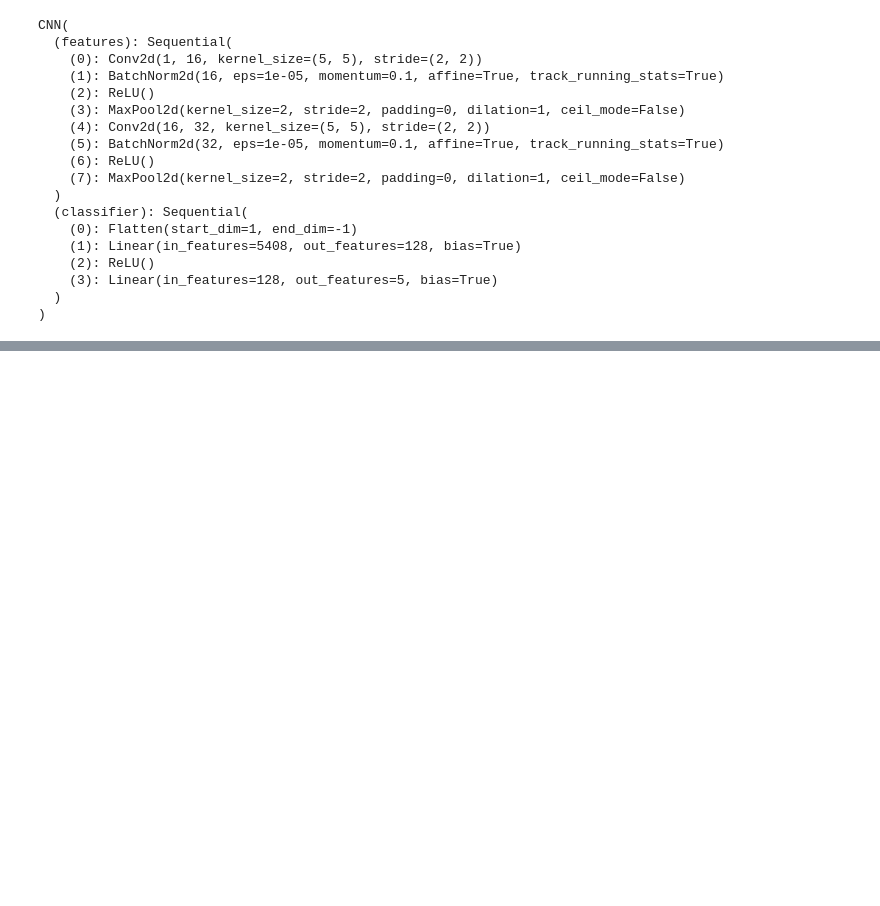
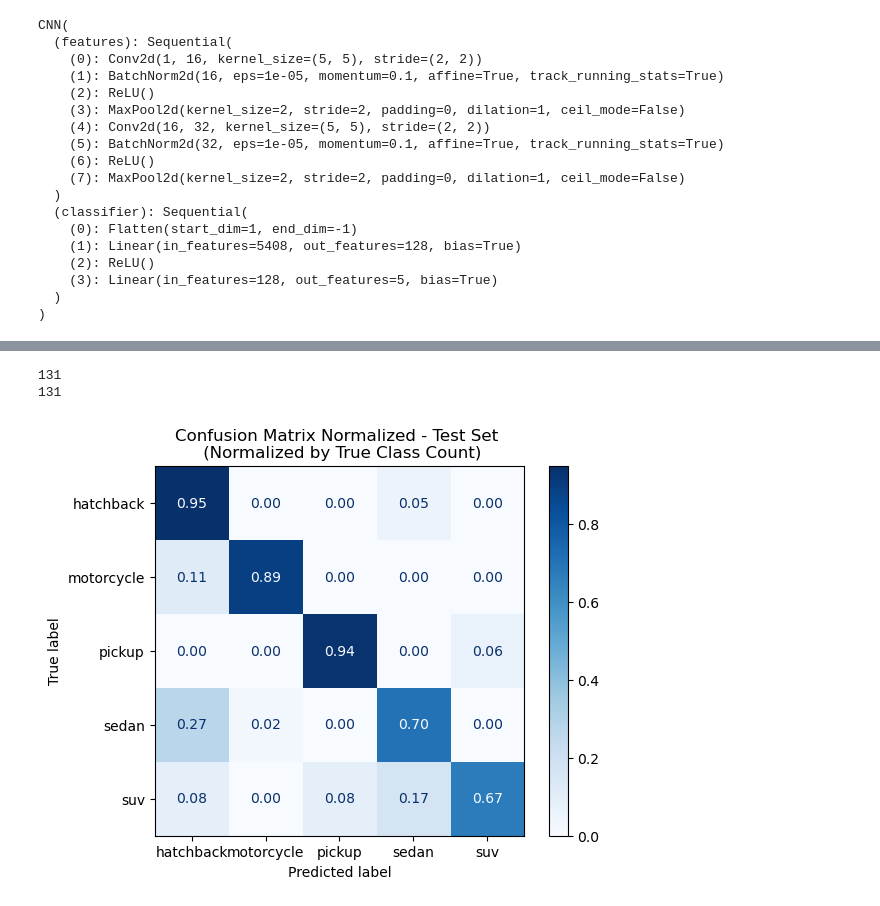
Before and after one commit to lsshepard/IT3212-Computer-Vision, a Jupyter notebook: anne3.ipynb, the cells around one changed output, grey strips where cells are left out. Cells and saved outputs as stored; diff of their text form; code cells hidden in the pictures; blank space fills up the shorter version.

```diff
--- a/anne3.ipynb
+++ b/anne3.ipynb
@@ -490,0 +671,28 @@ CNN(
+# %%
+test_loader = DataLoader(test_dataset, batch_size=BATCH_SIZE, shuffle=False)
+
+model.eval()  # sett modellen i eval-modus
+test_correct = 0
+test_total = 0
+all_true_test= []
+all_preds_test = []
+
+with torch.no_grad():  # ingen gradienter under evaluering
+    for images, labels in test_loader:
+        images = images.to(device)
+        labels = labels.to(device)
+
+        outputs = model(images)                 # shape: (batch_size, num_classes)
+        print('outputs: ', outputs)
+
+        _, y_pred = torch.max(outputs, dim=1)   # predikert klasse per sample
+        print('predication for this output: ', y_pred)
+
+        all_true_test.extend(labels.numpy())
+        all_preds_test.extend(y_pred)
+
+        test_total += labels.size(0)             # legg til antall bilder i batchen
+        test_correct += (y_pred == labels).sum().item()
+
+test_acc = 100 * test_correct / test_total
+print(f"test set accuracy = {test_acc:.2f} %")
@@ -490,0 +717,20 @@ CNN(
+# %%
+from sklearn.metrics import ConfusionMatrixDisplay, confusion_matrix
+
+print(len(all_preds_test))
+print(len(all_true_test))
+
+cm = confusion_matrix(all_true_test, all_preds_test, normalize='true')
+
+class_names = ['hatchback', 'motorcycle', 'pickup', 'sedan', 'suv']
+
+disp = ConfusionMatrixDisplay(confusion_matrix=cm,
+                              display_labels=class_names)
+
+disp.plot(cmap="Blues", values_format=".2f")
+plt.title("Confusion Matrix Normalized - Test Set \n (Normalized by True Class Count)")
+plt.show()
+# %% [output]
+131
+131
+[figure, added]
```
Also changed, not shown: parts of 11 cells of this notebook.
